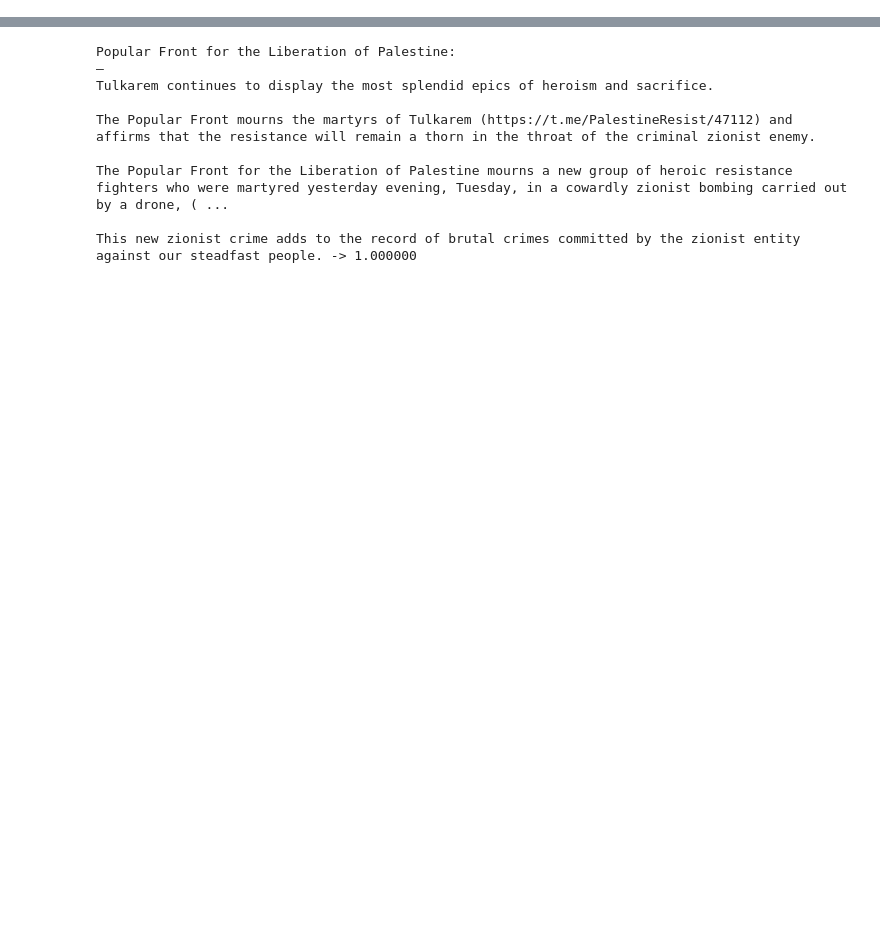
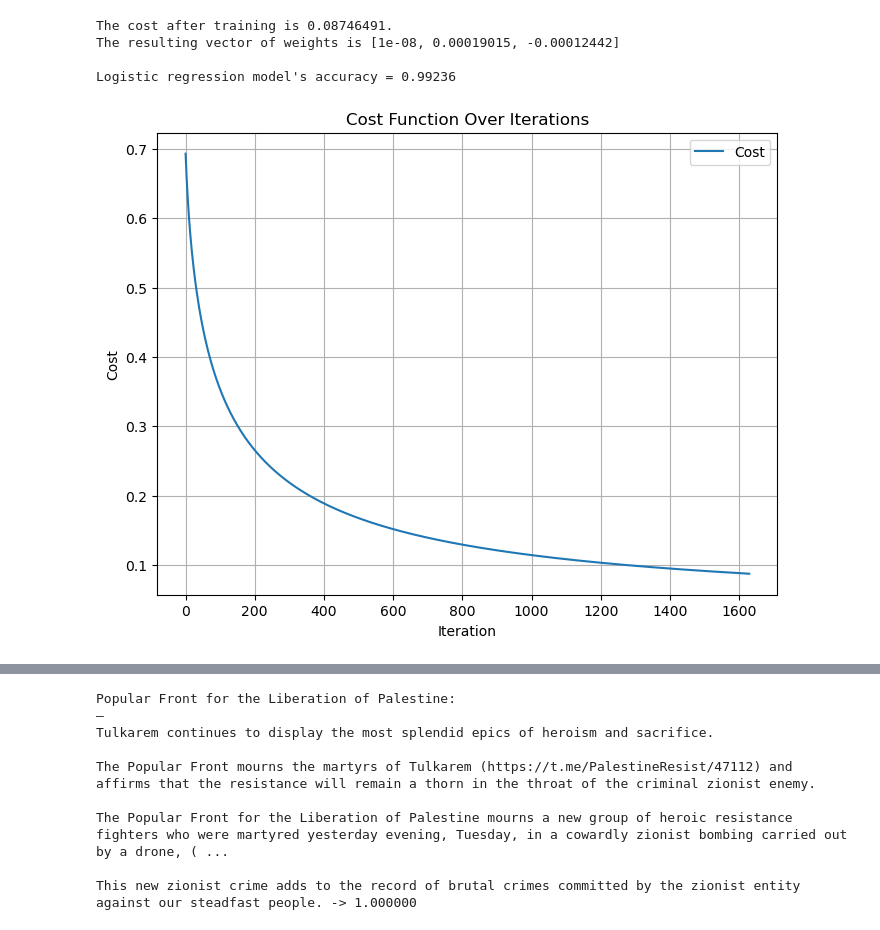
Before and after one commit to Snapchik/chat_analysis, a Jupyter notebook: Logistic_regression_which_chat.ipynb, the cells around one changed output, grey strips where cells are left out. Saved outputs shown, nothing was run; the diff lists cells and outputs as text; code cells hidden in the pictures; blank space fills up the shorter version.

```diff
--- a/Logistic_regression_which_chat.ipynb
+++ b/Logistic_regression_which_chat.ipynb
@@ -74,0 +116,29 @@ The resulting vector of weights is [2.1e-07, 0.00065654, -0.00046772]
+# %%
+# Apply gradient descent
+J, theta, J_history = utils.gradientDescent(X, Y, np.zeros((3, 1)), 1e-10, 1630)
+print(f"The cost after training is {J:.8f}.")
+print(f"The resulting vector of weights is {[round(t, 8) for t in np.squeeze(theta)]}")
+
+#Had learnt that [0.1572,  0.2531, -0.1533] parameters on previous iterations give 0.9915 accuracy
+
+tmp_accuracy = utils.test_logistic_regression(test_x, test_y, freqs, theta)
+print(f"Logistic regression model's accuracy = {tmp_accuracy:.5f}")
+
+def plot_cost_over_iterations(costs):
+    plt.figure(figsize=(8, 6))
+    plt.plot(costs, label='Cost')
+    plt.xlabel('Iteration')
+    plt.ylabel('Cost')
+    plt.title('Cost Function Over Iterations')
+    plt.legend()
+    plt.grid(True)
+    plt.show()
+
+# Assuming you have a list of costs from your gradient descent
+plot_cost_over_iterations(J_history)
+# %% [output]
+The cost after training is 0.08746491.
+The resulting vector of weights is [1e-08, 0.00019015, -0.00012442]
+
+Logistic regression model's accuracy = 0.99236
+[figure, added]
```
Also changed, not shown: parts of 30 cells of this notebook, 1 other file.
